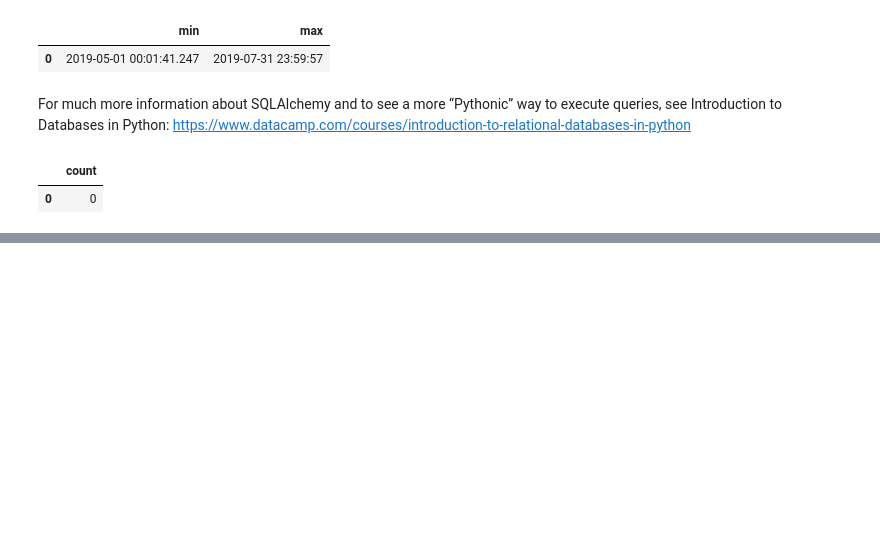
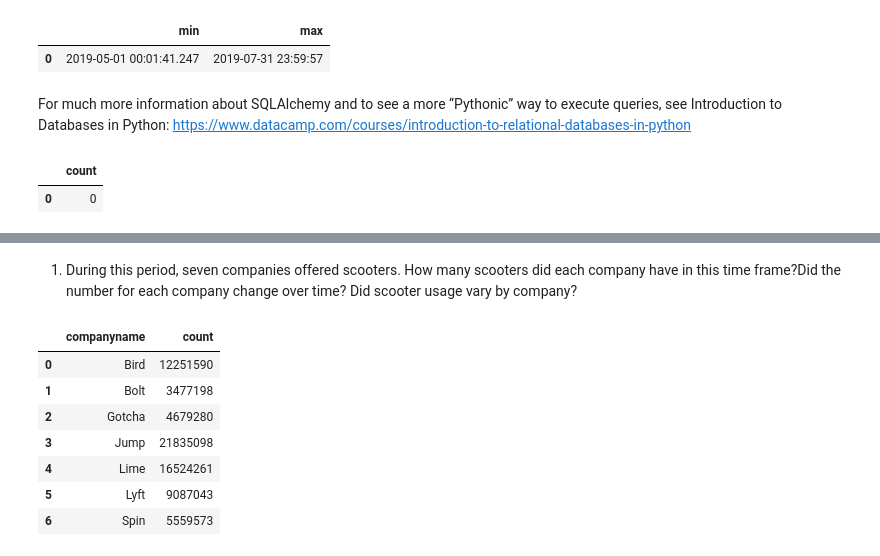
Before and after one commit to NSS-Data-Analytics-Cohort-8/scooter-partner1-whenhugocallsuspythonistas, a Jupyter notebook: notebooks/eda.ipynb, the cells around one changed output, grey strips where cells are left out. Saved outputs shown, nothing was run; the diff lists cells and outputs as text; code cells hidden in the pictures; blank space fills up the shorter version.

```diff
--- a/notebooks/eda.ipynb
+++ b/notebooks/eda.ipynb
@@ -83,0 +81,23 @@ time_values.head()
+# %% [markdown]
+1. During this period, seven companies offered scooters.
+How many scooters did each company have in this time frame?Did the number
+for each company change over time? Did scooter usage vary by company?
+# %%
+num_of_scooters = '''
+SELECT companyname, COUNT(sumdid)
+FROM scooters
+Group BY companyname;
+'''
+result = engine.execute(num_of_scooters)
+
+count_each_company = pd.read_sql(num_of_scooters, con = engine)
+count_each_company.head(7)
+# %% [output]
+|  | companyname | count |
+| 0 | Bird | 12251590 |
+| 1 | Bolt | 3477198 |
+| 2 | Gotcha | 4679280 |
+| 3 | Jump | 21835098 |
+| 4 | Lime | 16524261 |
+| 5 | Lyft | 9087043 |
+| 6 | Spin | 5559573 |
```
Also changed, not shown: parts of 12 cells of this notebook.
